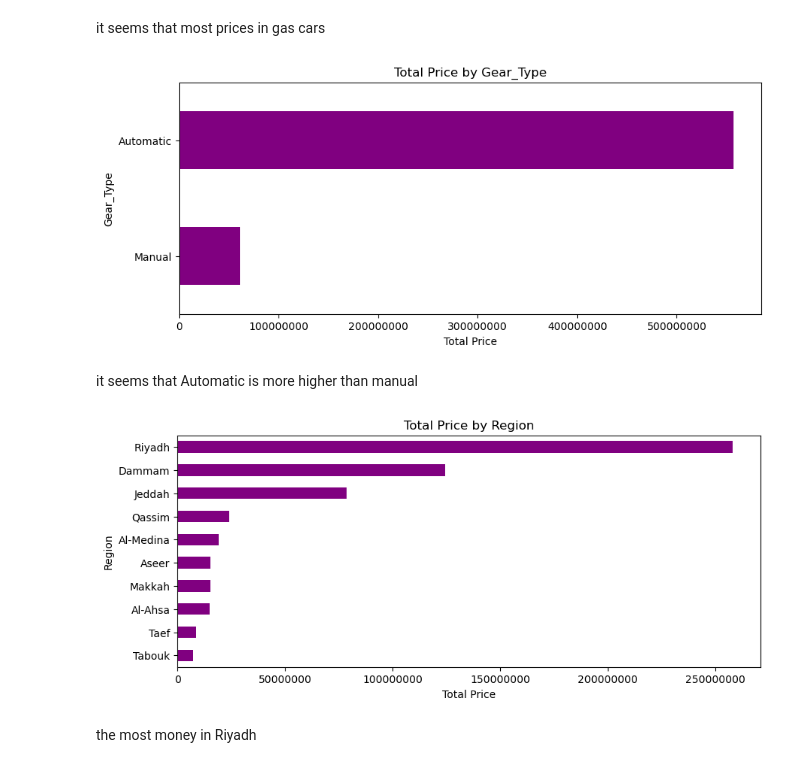
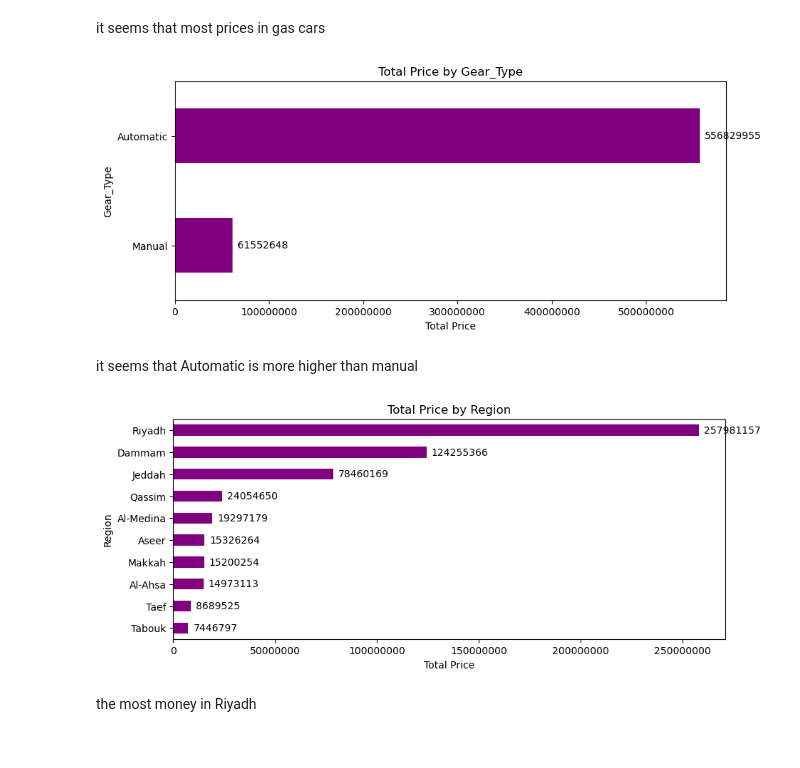
Before and after one commit to MoustafaMohamedMahmoud/Cars, a Jupyter notebook: pythonNote.ipynb, the cells around one changed output. Saved outputs shown, nothing was run; the diff lists cells and outputs as text; code cells hidden in the pictures.

```diff
--- a/pythonNote.ipynb
+++ b/pythonNote.ipynb
@@ -449,25 +505,31 @@ it seems that most prices in gas cars
 # %%
 plt.figure(figsize=(10, 4))
 df.groupby('Gear_Type')['Price'].sum().nlargest(10).sort_values(ascending=True).plot(kind='barh', color='purple')
+
+ax = plt.gca()
+ax.bar_label(ax.containers[0], fmt='%d', padding=5)
+
 plt.title('Total Price by Gear_Type')
 plt.xlabel('Total Price')
 plt.ylabel('Gear_Type')
 plt.ticklabel_format(style='plain', axis='x', useOffset=False)
 plt.show()
 # %% [output]
-[figure, old version]
+[figure, new version]
 # %% [markdown]
 it seems that Automatic is more higher than manual
 # %%
 plt.figure(figsize=(10, 4))
 df.groupby('Region')['Price'].sum().nlargest(10).sort_values(ascending=True).plot(kind='barh', color='purple')
+ax = plt.gca()
+ax.bar_label(ax.containers[0], fmt='%d', padding=5)
 plt.title('Total Price by Region')
 plt.xlabel('Total Price')
 plt.ylabel('Region')
 plt.ticklabel_format(style='plain', axis='x', useOffset=False)
 plt.show()
 # %% [output]
-[figure, old version]
+[figure, new version]
 # %% [markdown]
 the most money in Riyadh
 # %%
```
Also changed, not shown: parts of 14 cells of this notebook.
